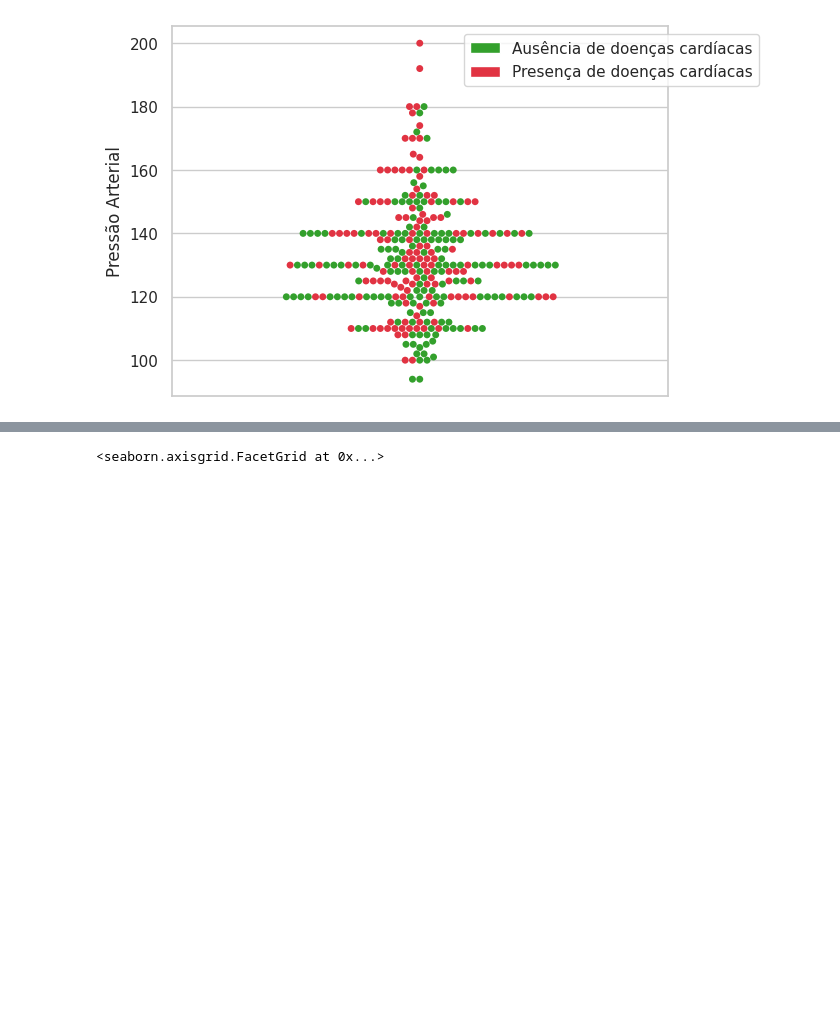
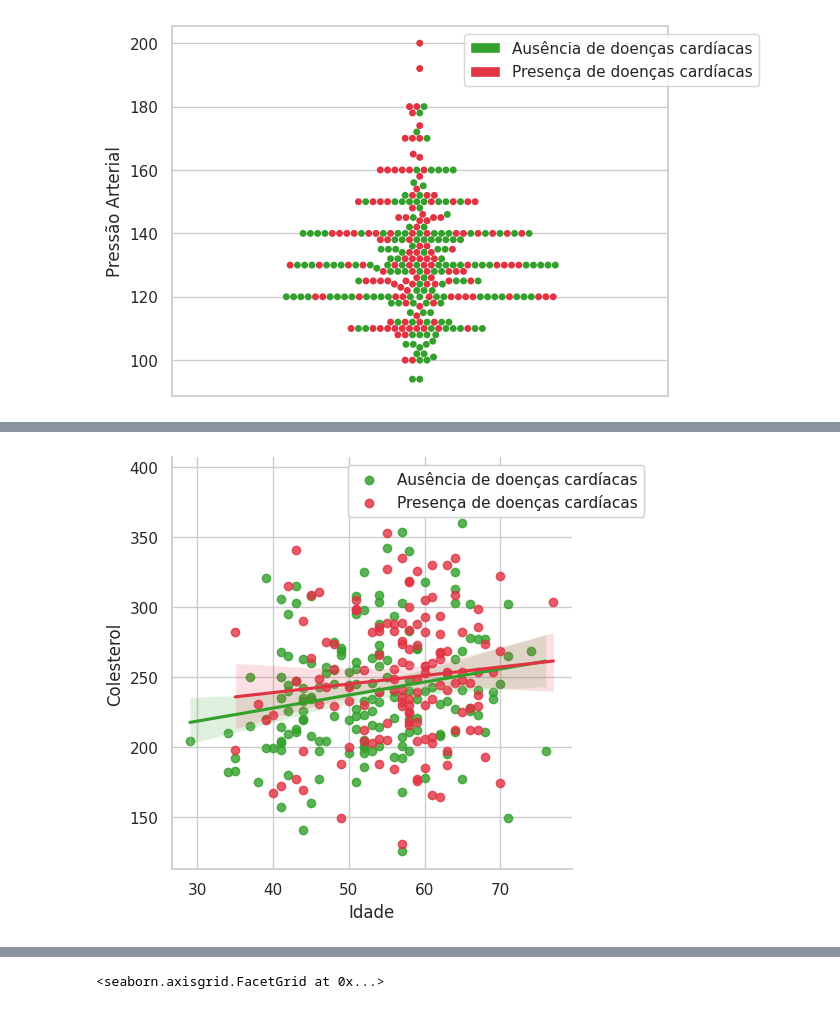
Before and after one commit to JGCMachado/Datasets, a Jupyter notebook: Heart_Disease.ipynb, the cells around one changed output, grey strips where cells are left out. Saved outputs shown, nothing was run; the diff lists cells and outputs as text; code cells hidden in the pictures; blank space fills up the shorter version.

```diff
--- a/Heart_Disease.ipynb
+++ b/Heart_Disease.ipynb
@@ -994 +1021,27 @@ plt.show()
+# %%
+# Mapear rótulos personalizados para os valores únicos do 'target'
+labels = ['Ausência de doenças cardíacas', 'Presença de doenças cardíacas']
+rotulos_hue = {0: labels[0], 1: labels[1]}
+
+# Criar o gráfico lmplot
+lm_plot = sns.lmplot(data=heart_disease_limpo, x="idade", y="colesterol", hue="target", palette=paleta_target)
+plt.ylabel("Colesterol")
+plt.xlabel("Idade")
+
+# Obter os objetos de legenda gerados pelo lmplot
+objetos_legenda = lm_plot._legend_data.values()
+
+# Criar uma legenda personalizada
+legenda_personalizada = plt.legend(handles=objetos_legenda, labels=rotulos_hue.values(), loc="upper right", bbox_to_anchor=(1.20, 1))
+
+# Remover a legenda padrão gerada pelo lmplot
+lm_plot._legend.remove()
+
+# Adicionar a legenda personalizada ao gráfico
+lm_plot.ax.add_artist(legenda_personalizada)
+
+# Exibir o gráfico
+plt.show()
+# %% [output]
+[figure, added]
 # %%
```
Also changed, not shown: parts of 14 cells of this notebook.
